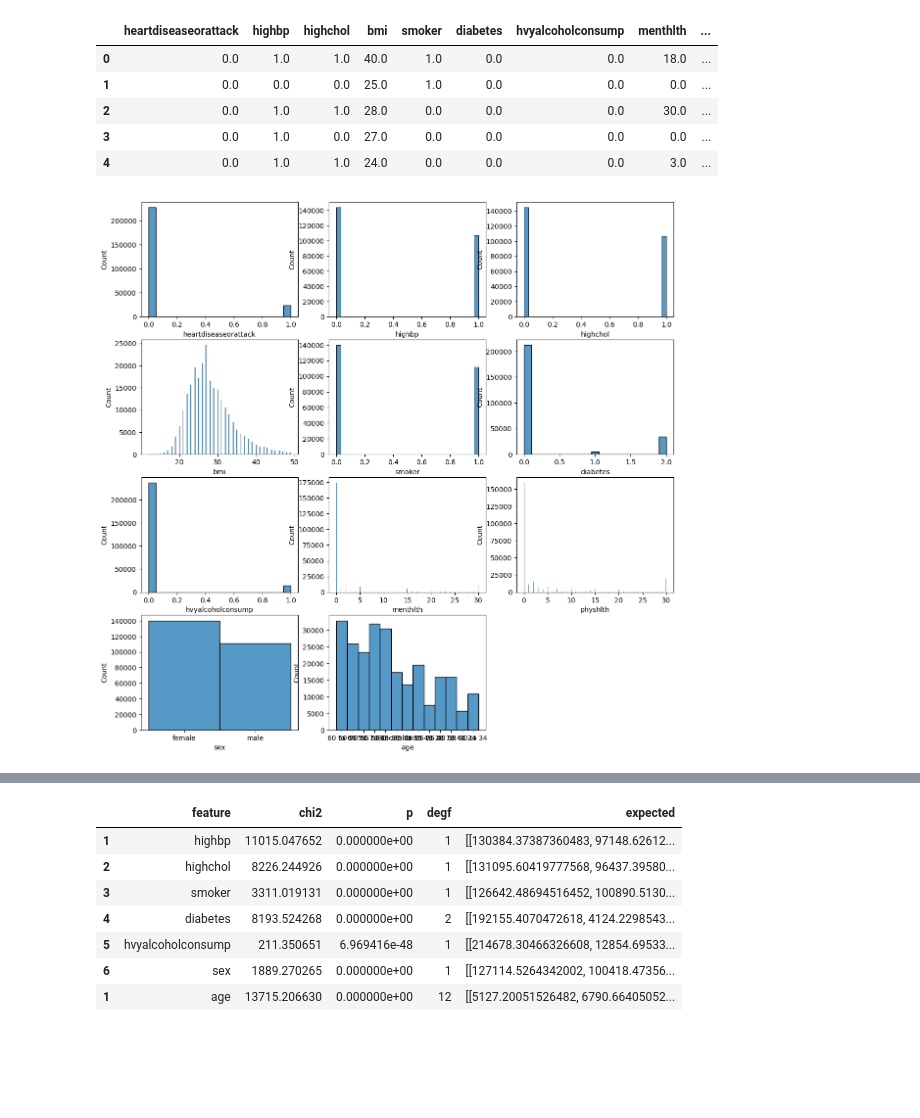
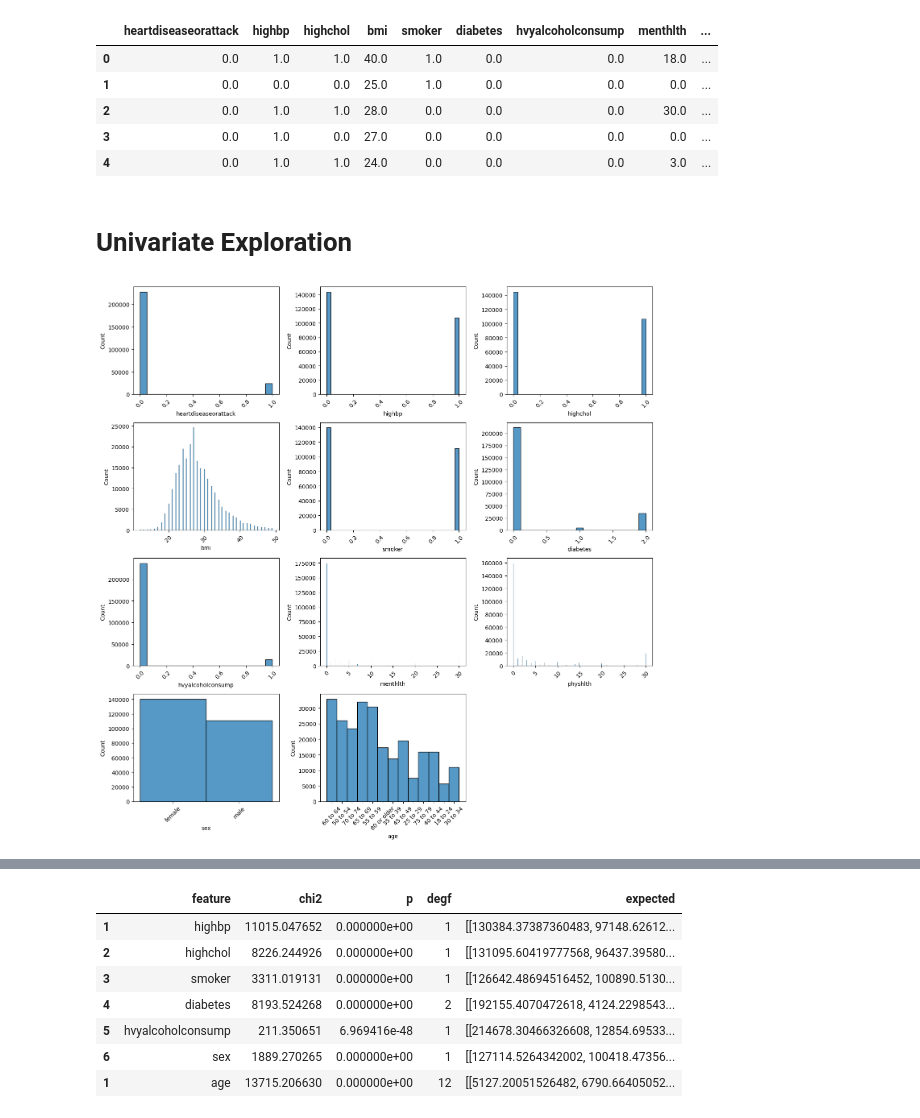
Before and after one commit to Divante222/individual_project, a Jupyter notebook: final_report.ipynb, the cells around one changed output, grey strips where cells are left out. Cells and saved outputs as stored; diff of their text form; code cells hidden in the pictures; blank space fills up the shorter version.

```diff
--- a/final_report.ipynb
+++ b/final_report.ipynb
@@ -66,8 +66,5 @@ df = pd.read_csv("heart_disease_health_indicators_BRFSS2015.csv")
-# %%
-df = wrangle.prepare_data(df)
-second_list, the_age, the_list, target = wrangle.get_second_list(df)
-train, validate, test = wrangle.split_data(df, 'heartdiseaseorattack')
-train_scaled, validate_scaled, test_scaled = wrangle.scale_data(train, validate, test, cols = second_list)
+# %%
+df, second_list, the_age, the_list, target, train, validate, test , train_scaled, validate_scaled, test_scaled = wrangle.condenced_prepate(df)
 # %%
 df.head()
 # %% [output]
@@ -77,16 +74,11 @@ df.head()
 | 2 | 0.0 | 1.0 | 1.0 | 28.0 | 0.0 | 0.0 | 0.0 | 30.0 | ... |
 | 3 | 0.0 | 1.0 | 0.0 | 27.0 | 0.0 | 0.0 | 0.0 | 0.0 | ... |
 | 4 | 0.0 | 1.0 | 1.0 | 24.0 | 0.0 | 0.0 | 0.0 | 3.0 | ... |
-# %%
-plt.figure(figsize=(14,14))
-plt.xticks(rotation = 45)
-for i, col in enumerate(df):
-    plt.subplot(4,3,i+1)
-
-    sns.histplot(df[col])
-
-plt.show()
-# %% [output]
-[figure, removed]
+# %% [markdown]
+# Univariate Exploration
+# %%
+wrangle.univariate_visual(df)
+# %% [output]
+[figure, added]
 # %% [markdown]
 # Bivariate Exploration
```
Also changed, not shown: parts of 36 cells of this notebook, 3 other files.
